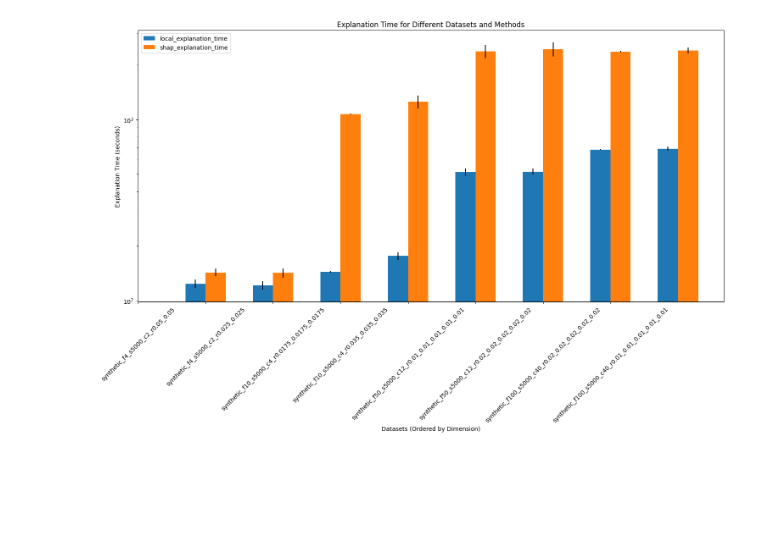
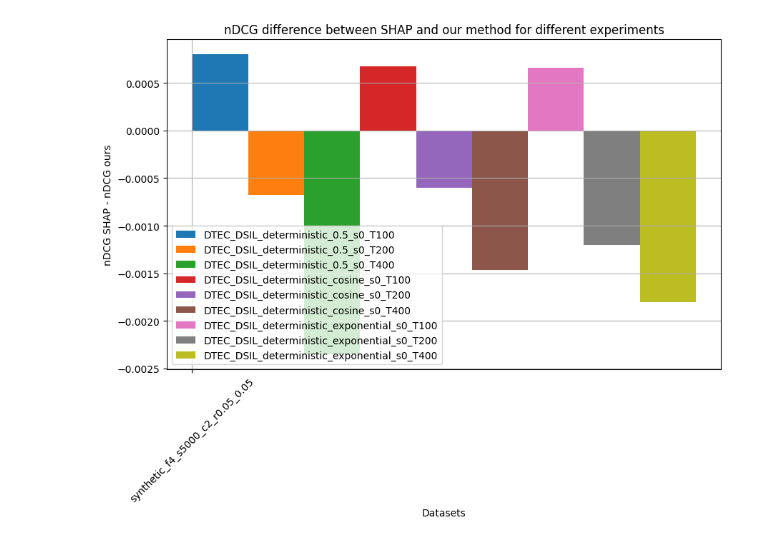
Before and after one commit to ElouanV/iterative_learning_for_anomaly_detection, a Jupyter notebook: notebooks/read_explainability_results.ipynb, the cells around one changed output. Drawn from its saved outputs; the diff is of its cells as text; code cells hidden in the pictures; blank space fills up the shorter version.

```diff
--- a/notebooks/read_explainability_results.ipynb
+++ b/notebooks/read_explainability_results.ipynb
@@ -180,43 +148,4 @@ plt.show()
-# %%
-# Extract the dimensions from the dataset names and sort datasets by dimension
-mean_df['dimension'] = mean_df['dataset_name'].str.extract(r"f(\d+)", expand=False).astype(int)
-std_df['dimension'] = std_df['dataset_name'].str.extract(r"f(\d+)", expand=False).astype(int)
-
-# Sort datasets by dimension
-mean_df = mean_df.sort_values('dimension')
-std_df = std_df.sort_values('dimension')
-datasets = mean_df['dataset_name'].unique()
-
-# Extract unique methods
-methods = ["local_explanation_time", "shap_explanation_time"]
-num_datasets = len(datasets)
-num_methods = len(methods)
-
-r = np.arange(num_datasets)
-bar_width = 0.3  # Adjust bar width to fit the methods
-
-# Create the plot
-fig, ax = plt.subplots(figsize=(15, 10))
-
-# Plot each method's average explanation time as a bar
-for i, method in enumerate(methods):
-    method_mean = mean_df.groupby("dataset_name")[method].mean().reindex(datasets)
-    method_std = std_df.groupby("dataset_name")[method].std().reindex(datasets)
-    ax.bar(r + i * bar_width, method_mean.values, width=bar_width, yerr=method_std.values, label=method)
-
-# Add labels, title, and customize the x-axis
-ax.set_xlabel('Datasets (Ordered by Dimension)')
-ax.set_ylabel('Explanation Time (seconds)')
-ax.set_title('Explanation Time for Different Datasets and Methods')
-ax.set_xticks(r -1 + bar_width * (num_methods - 1) / 2)
-ax.set_xticklabels(datasets)
-ax.legend()
-
-# Rotate x-axis labels for better readability
-plt.xticks(rotation=45)
-plt.yscale('log')
-# Show the plot
-plt.tight_layout()
-plt.show()
-# %% [output]
-[figure, removed]
+# %%
+histogram_experiment(mean_df=mean_df, std_df=std_df, column="ndcg_diff_shap_ours", ylabel="nDCG SHAP - nDCG ours", title="nDCG difference between SHAP and our method for different experiments")
+# %% [output]
+[figure, added]
```
Also changed, not shown: parts of 35 cells of this notebook, 17 other files.
